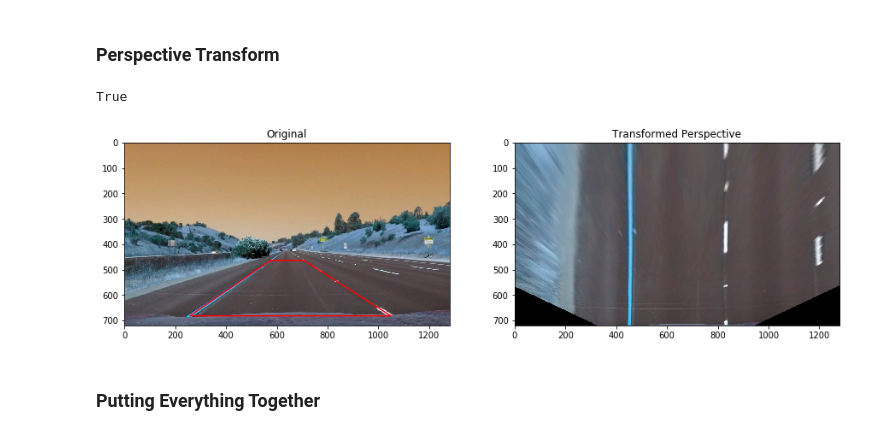
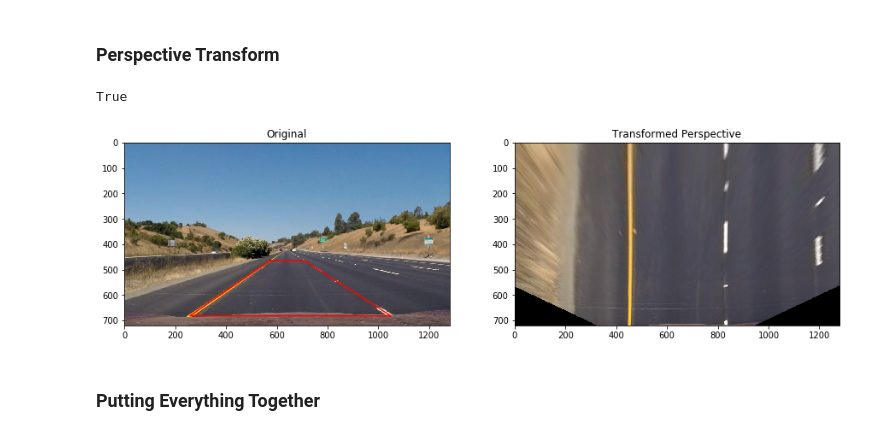
Before and after one commit to julson/CarND-Advanced-Lane-Lines, a Jupyter notebook: detect_lanes.ipynb, the cells around one changed output. Cells and saved outputs as stored; diff of their text form; code cells hidden in the pictures.

```diff
--- a/detect_lanes.ipynb
+++ b/detect_lanes.ipynb
@@ -108,0 +76,21 @@ True
+# %%
+def read_img(filename):
+    img = cv2.imread(filename)
+    return cv2.cvtColor(img, cv2.COLOR_BGR2RGB)
+
+def threshold_and_show(img, thresh_fn):
+    grid, (axis1, axis2) = plt.subplots(1, 2, figsize=(15, 7))
+    axis1.set_title('Original')
+    axis1.imshow(img)
+    axis2.set_title('Threshold Applied')
+    binary = thresh_fn(img)
+    axis2.imshow(binary, cmap='gray')
+
+def hls_lthreshold(img, thresh=(240, 255)):
+    hls = cv2.cvtColor(img, cv2.COLOR_RGB2HLS)
+    l_channel = hls[:, :, 1]
+    binary = np.zeros_like(l_channel)
+    binary[(l_channel >= thresh[0]) & (l_channel <= thresh[1])] = 1
+    return binary
+
+threshold_and_show(read_img('test_images/test4.jpg'), hls_lthreshold)
@@ -111,33 +172,33 @@ True
 # %%
 src = [(575, 464), (707, 464), (258, 682), (1049, 682)]
 def top_perspective(img):
     height, width = img.shape[0], img.shape[1]
     dst = [(450, 0), (width - 450, 0), (450, height), (width - 450, height)]
 
     M = cv2.getPerspectiveTransform(np.float32(src), np.float32(dst))
     Minv = cv2.getPerspectiveTransform(np.float32(dst), np.float32(src))
 
     warped = cv2.warpPerspective(img, M, (width, height))
     return warped, Minv
 
-test_img = cv2.imread('test_images/straight_lines1.jpg')
+test_img = read_img('test_images/straight_lines1.jpg')
 transformed, Minv = top_perspective(test_img)
 
 grid, (axis1, axis2) = plt.subplots(1, 2, figsize=(15, 7))
 
 x = [src[0][0], src[2][0], src[3][0], src[1][0], src[0][0]]
 y = [src[0][1], src[2][1], src[3][1], src[1][1], src[0][1]]
 
 axis1.plot(x, y, color='#ff0000')
 axis1.set_title('Original')
 axis1.imshow(test_img)
 axis2.set_title('Transformed Perspective')
 axis2.imshow(transformed)
 
 cv2.imwrite('./examples/warped_straight_lines.jpg', transformed)
 # %% [output]
 True
-[figure, old version]
+[figure, new version]
 # %% [markdown]
 ### Putting Everything Together
 # %%
```
Also changed, not shown: parts of 22 cells of this notebook, 10 other files.
